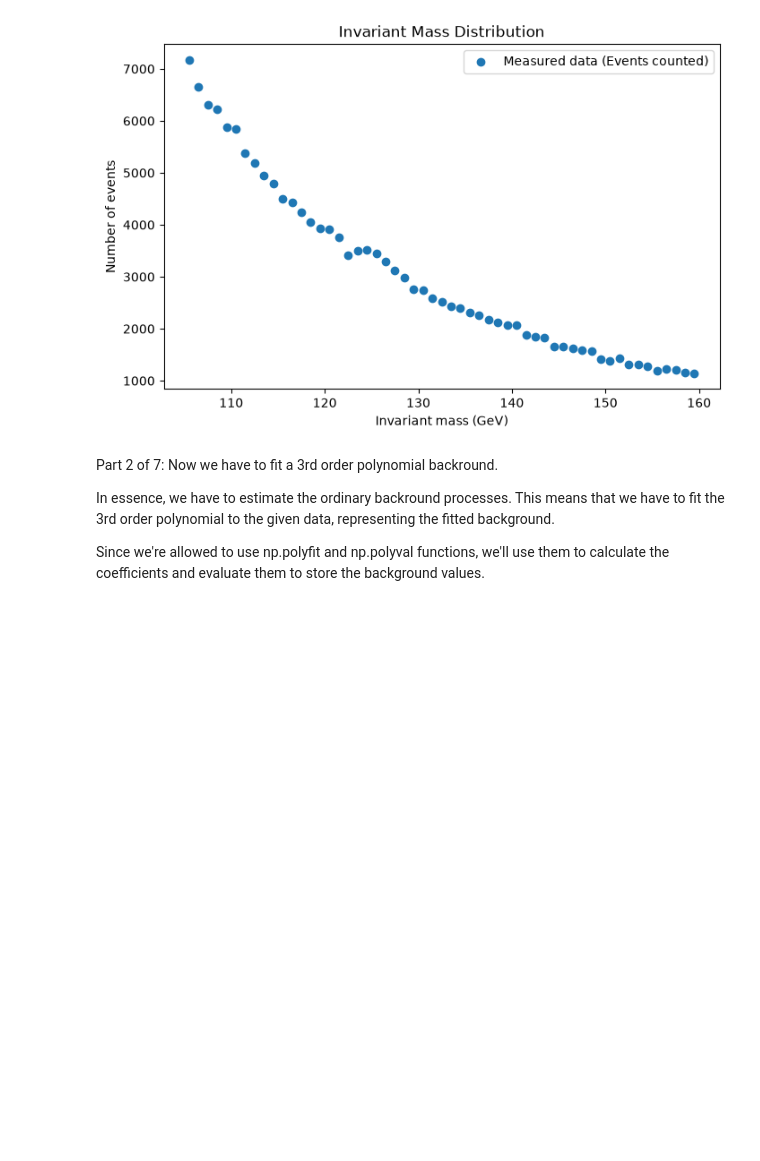
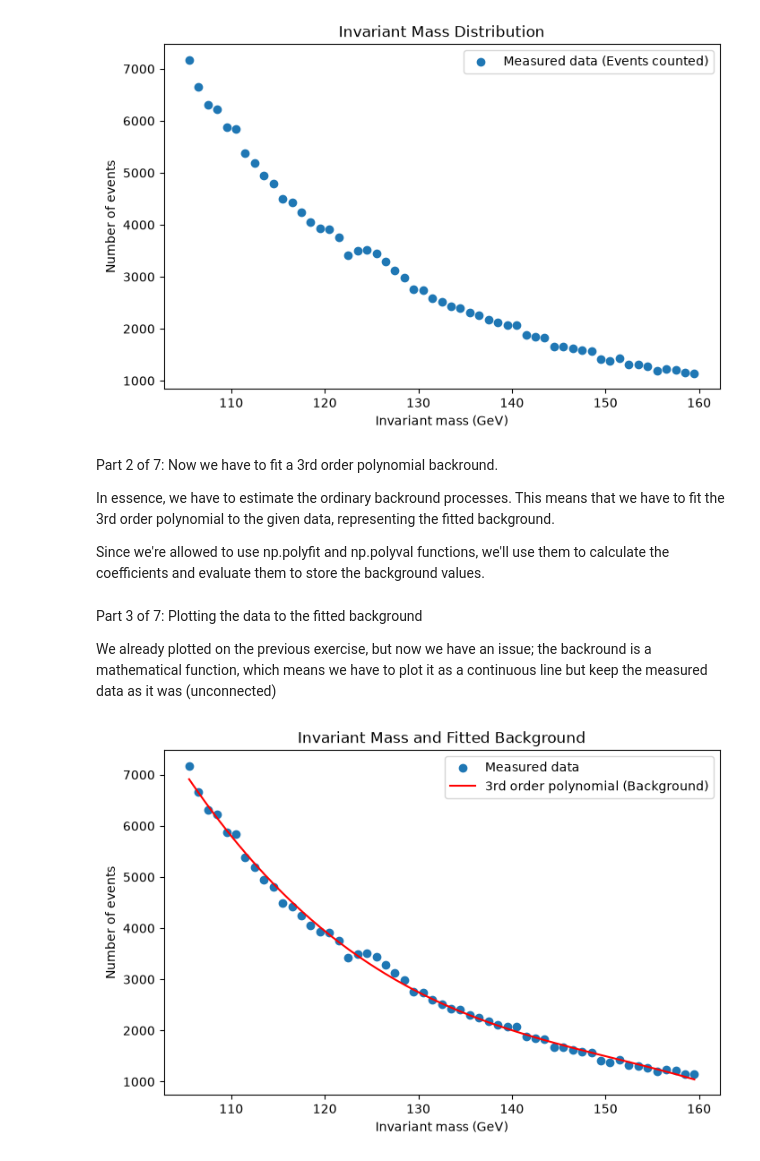
Before and after one commit to taro-py/Numerical-Modeling-on-Python, a Jupyter notebook: assignment1/part1/Neizan_RoggieMartinez_part1.ipynb, the cells around one changed output. Drawn from its saved outputs; the diff is of its cells as text; code cells hidden in the pictures; blank space fills up the shorter version.

Commit message:
plotting the 3rd order fitted polynomial

```diff
--- a/assignment1/part1/Neizan_RoggieMartinez_part1.ipynb
+++ b/assignment1/part1/Neizan_RoggieMartinez_part1.ipynb
@@ -54,3 +54,25 @@ coefficients = np.polyfit(mass_GeV, events, 3)
 
 #evaluating them with polyval for the backround values
 background = np.polyval(coefficients, mass_GeV)
+# %% [markdown]
+Part 3 of 7: Plotting the data to the fitted background
+
+We already plotted on the previous exercise, but now we have an issue; the backround is a mathematical function, which means we have to plot it as a continuous line but keep the measured data as it was (unconnected)
+# %%
+#Plotting, same as first exercise
+plt.figure(figsize=(8, 5))
+
+#keeping dotted data
+plt.scatter(mass_GeV, events, label="Measured data")
+
+#new fitted background as a function
+plt.plot(mass_GeV, background, color='red', label="3rd order polynomial (Background)")
+
+plt.xlabel("Invariant mass (GeV)")
+plt.ylabel("Number of events")
+plt.title("Invariant Mass and Fitted Background")
+
+plt.legend()
+plt.show()
+# %% [output]
+[figure, added]
```
